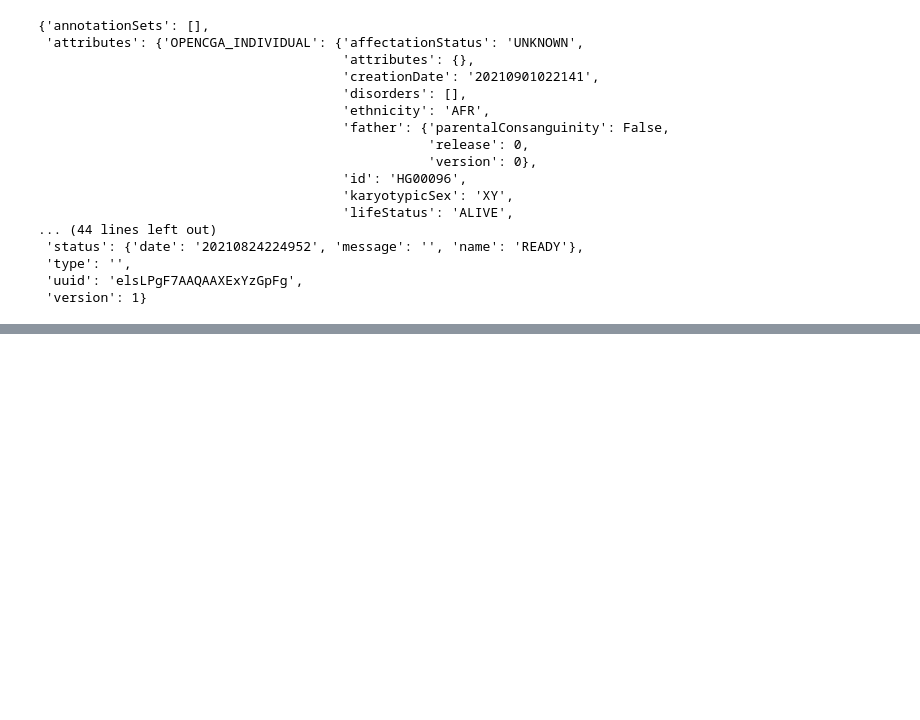
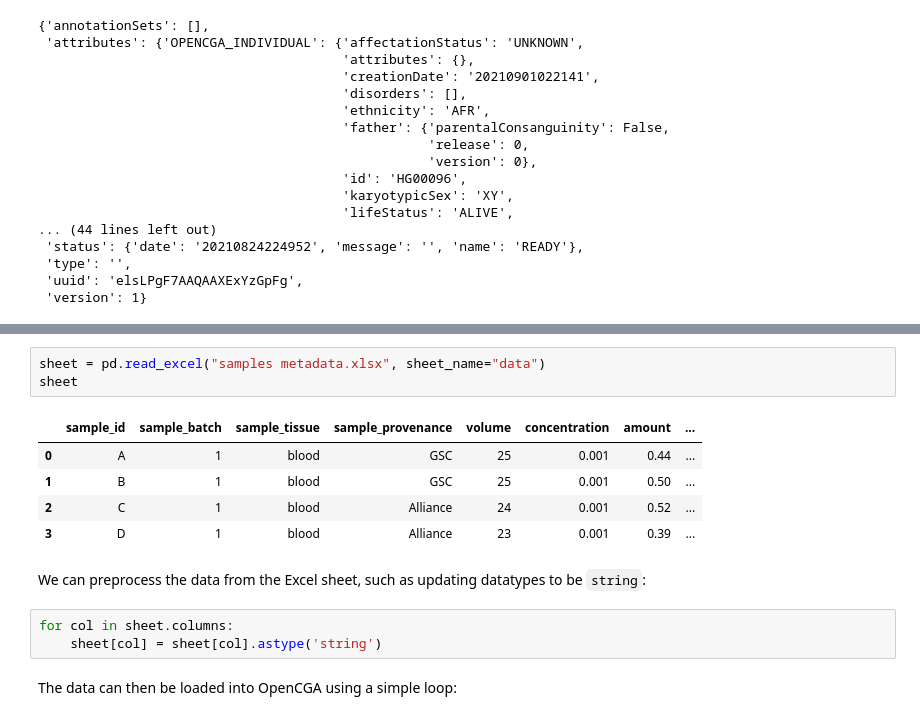
Before and after one commit to wassermanlab/IBVL, a Jupyter notebook: opencga/example_metadata.ipynb, the cells around one changed output, grey strips where cells are left out. Drawn from its saved outputs; the diff is of its cells as text; blank space fills up the shorter version.

Commit message:
update OpenCGA notebook

```diff
--- a/opencga/example_metadata.ipynb
+++ b/opencga/example_metadata.ipynb
@@ -150,0 +235,16 @@ class RESTResponse(builtins.object)
+# %%
+sheet = pd.read_excel("samples metadata.xlsx", sheet_name="data")
+sheet
+# %% [output]
+|  | sample_id | sample_batch | sample_tissue | sample_provenance | volume | concentration | amount | ... |
+| 0 | A | 1 | blood | GSC | 25 | 0.001 | 0.44 | ... |
+| 1 | B | 1 | blood | GSC | 25 | 0.001 | 0.50 | ... |
+| 2 | C | 1 | blood | Alliance | 24 | 0.001 | 0.52 | ... |
+| 3 | D | 1 | blood | Alliance | 23 | 0.001 | 0.39 | ... |
+# %% [markdown]
+We can preprocess the data from the Excel sheet, such as updating datatypes to be `string`:
+# %%
+for col in sheet.columns:
+    sheet[col] = sheet[col].astype('string')
+# %% [markdown]
+The data can then be loaded into OpenCGA using a simple loop:
```
Also changed, not shown: parts of 19 cells of this notebook, 1 other file.
